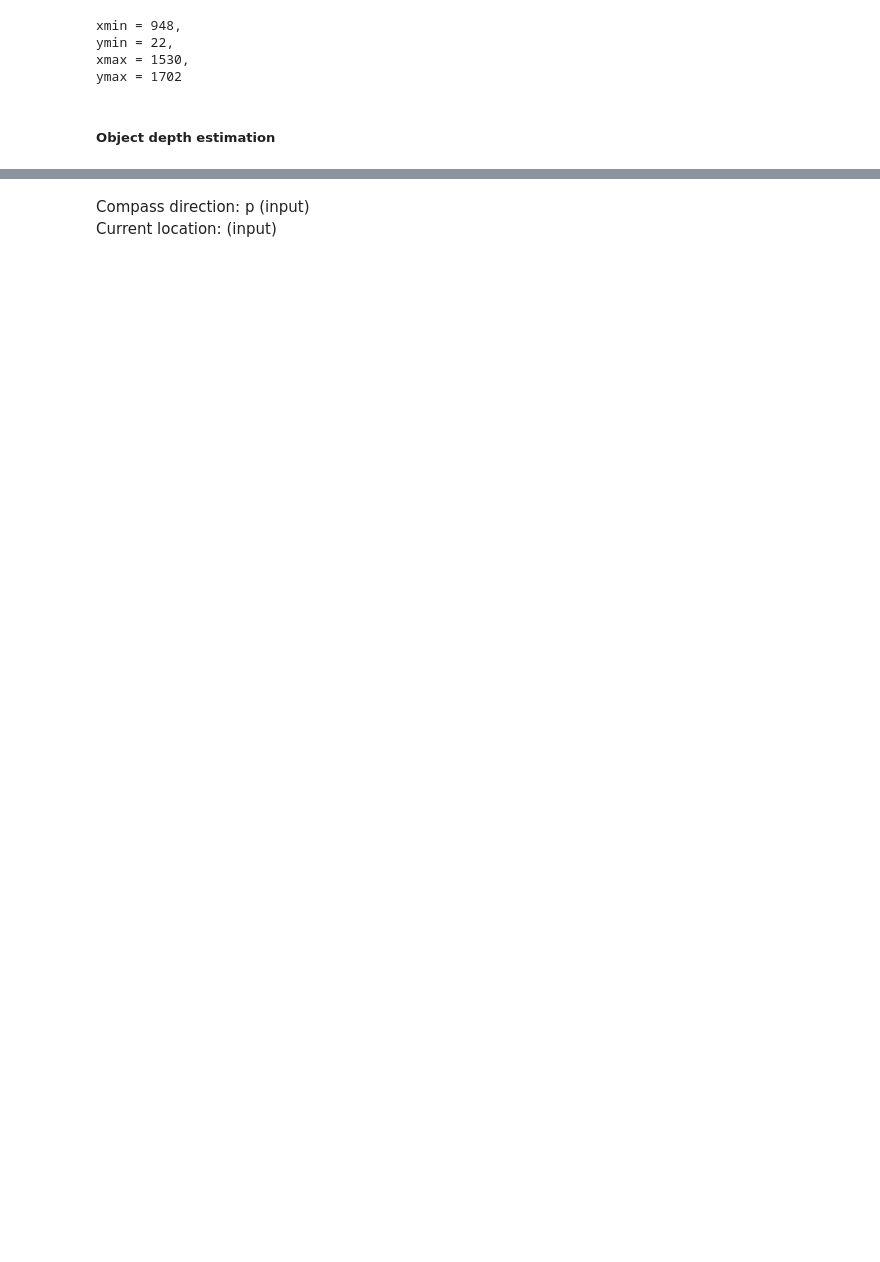
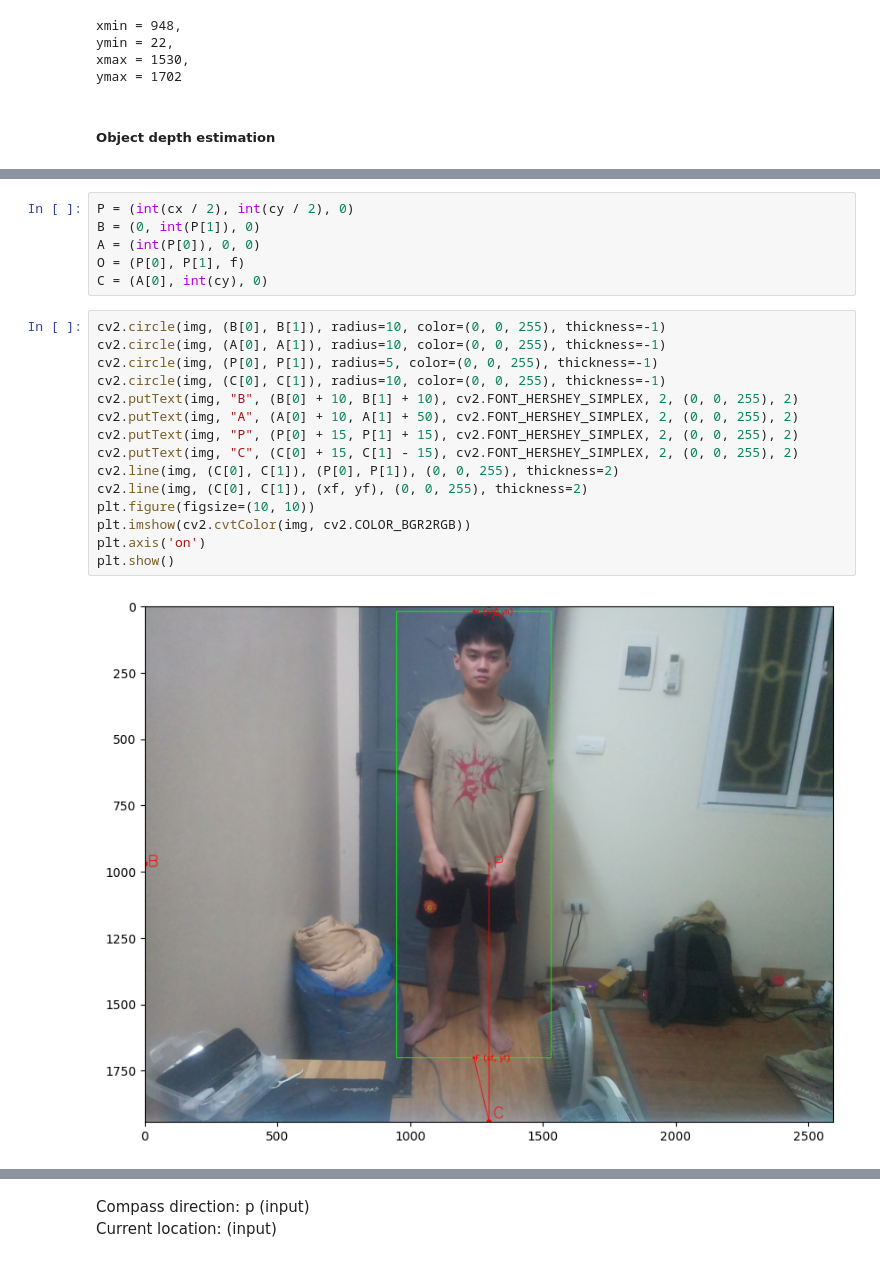
Before and after one commit to nhchung11/Distance-estimation-based-on-one-camera, a Jupyter notebook: Distance.ipynb, the cells around one changed output, grey strips where cells are left out. Saved outputs shown, nothing was run; the diff lists cells and outputs as text; blank space fills up the shorter version.

```diff
--- a/Distance.ipynb
+++ b/Distance.ipynb
@@ -122 +145,24 @@ display(Zp)
+# %%
+P = (int(cx / 2), int(cy / 2), 0)
+B = (0, int(P[1]), 0)
+A = (int(P[0]), 0, 0)
+O = (P[0], P[1], f)
+C = (A[0], int(cy), 0)
+# %%
+cv2.circle(img, (B[0], B[1]), radius=10, color=(0, 0, 255), thickness=-1)
+cv2.circle(img, (A[0], A[1]), radius=10, color=(0, 0, 255), thickness=-1)
+cv2.circle(img, (P[0], P[1]), radius=5, color=(0, 0, 255), thickness=-1)
+cv2.circle(img, (C[0], C[1]), radius=10, color=(0, 0, 255), thickness=-1)
+cv2.putText(img, "B", (B[0] + 10, B[1] + 10), cv2.FONT_HERSHEY_SIMPLEX, 2, (0, 0, 255), 2)
+cv2.putText(img, "A", (A[0] + 10, A[1] + 50), cv2.FONT_HERSHEY_SIMPLEX, 2, (0, 0, 255), 2)
+cv2.putText(img, "P", (P[0] + 15, P[1] + 15), cv2.FONT_HERSHEY_SIMPLEX, 2, (0, 0, 255), 2)
+cv2.putText(img, "C", (C[0] + 15, C[1] - 15), cv2.FONT_HERSHEY_SIMPLEX, 2, (0, 0, 255), 2)
+cv2.line(img, (C[0], C[1]), (P[0], P[1]), (0, 0, 255), thickness=2)
+cv2.line(img, (C[0], C[1]), (xf, yf), (0, 0, 255), thickness=2)
+plt.figure(figsize=(10, 10))
+plt.imshow(cv2.cvtColor(img, cv2.COLOR_BGR2RGB))
+plt.axis('on')
+plt.show()
+# %% [output]
+[figure, added]
 # %%
```
Also changed, not shown: parts of 20 cells of this notebook, 3 other files.
